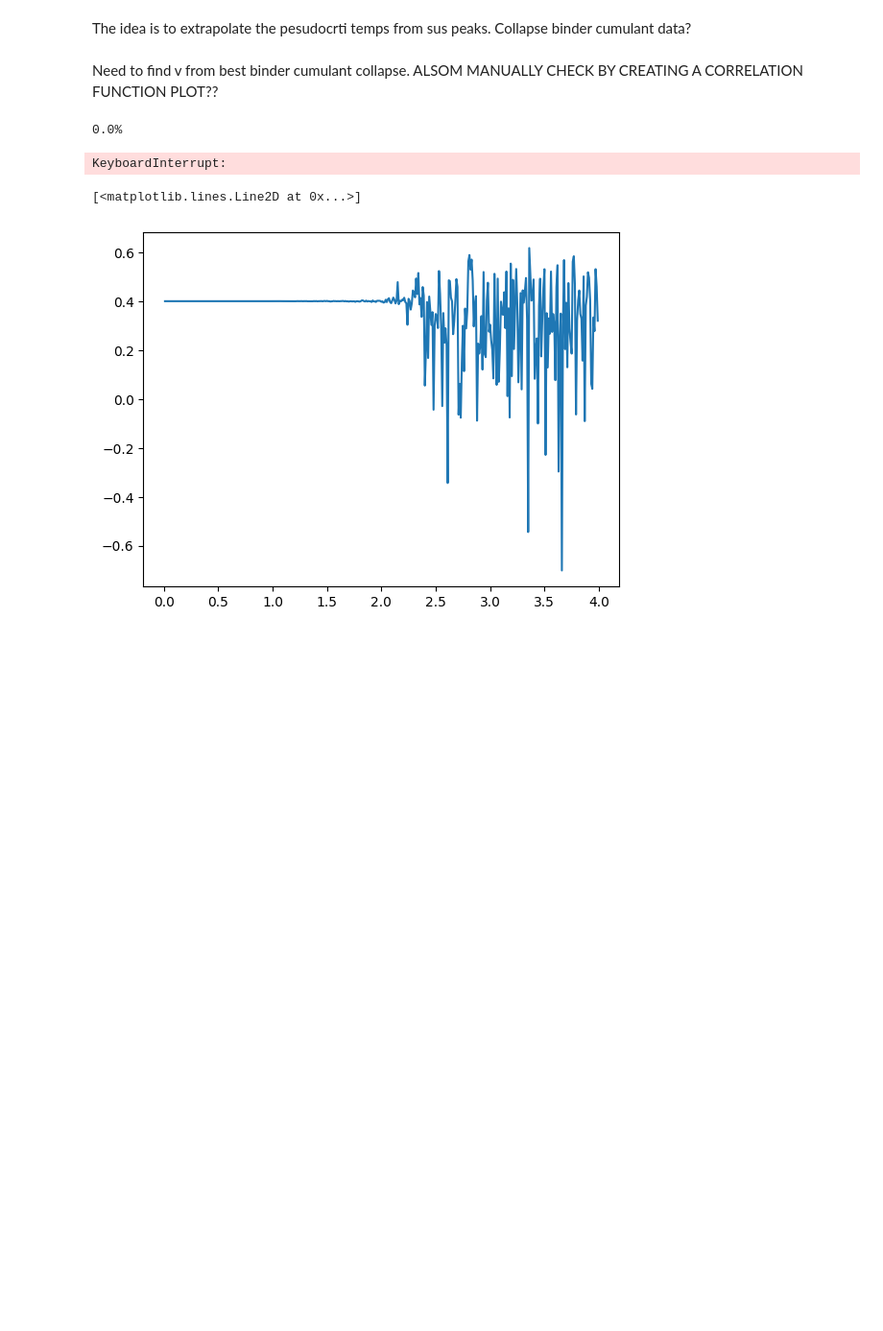
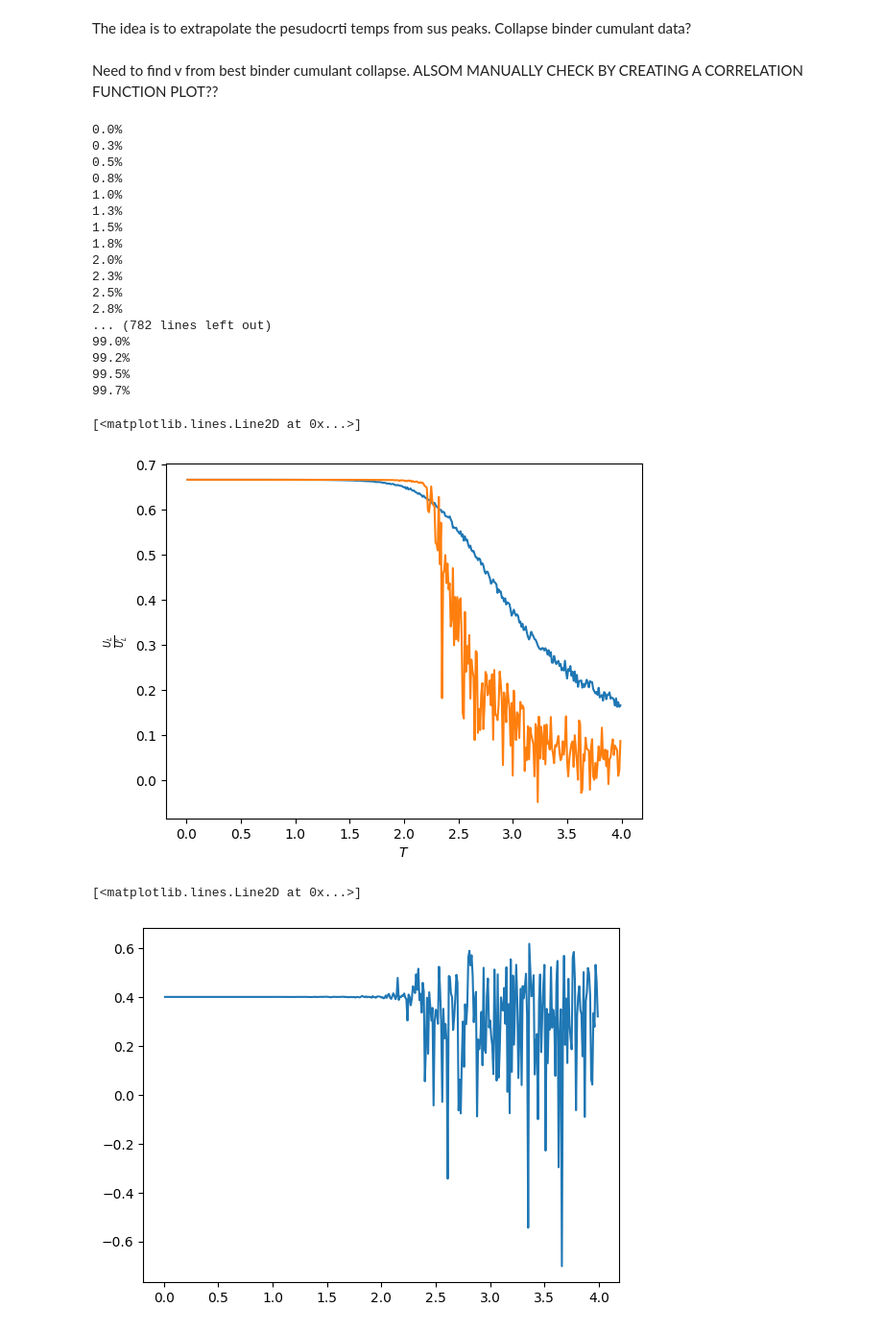
Before and after one commit to noahchanoah/thesis, a Jupyter notebook: CaseCritTemp.ipynb, the cells around one changed output. Shown: that part at 96% size. Saved outputs shown, nothing was run; the diff lists cells and outputs as text; code cells hidden in the pictures; blank space fills up the shorter version.

```diff
--- a/CaseCritTemp.ipynb
+++ b/CaseCritTemp.ipynb
@@ -301,33 +301,50 @@ def binderCum(lattice, temp, iterations):
 #Magnetization vs temperature
 
 #L=6
 lattice = initLattice(6, True)
 
 tempRange = np.flip(np.arange(0.01,4,0.01))
 avgArr12 = []
 for temp in tempRange:
     percent = round((tempRange[0]-temp)/tempRange[0] * 100,1)
     print("%s%%" % percent)
-    cumAvg = binderCum(lattice, temp, 100)
+    cumAvg = binderCum(lattice, temp, 10)
     avgArr12.append(cumAvg)
 
 
 #L=24
 lattice = initLattice(24, True)
 
 tempRange = np.flip(np.arange(0.01,4,0.01))
 avgArr24 = []
 for temp in tempRange:
     percent = round((tempRange[0]-temp)/tempRange[0] * 100,1)
     print("%s%%" % percent)
-    cumAvg = binderCum(lattice, temp, 100)
+    cumAvg = binderCum(lattice, temp, 10)
     avgArr24.append(cumAvg)
 
 
 plt.xlabel("$T$")
 plt.ylabel("$\\frac{U_L}{U_L'}$")
 plt.plot(tempRange, avgArr12)
 plt.plot(tempRange, avgArr24)
 # %% [output]
 0.0%
+0.3%
+0.5%
+0.8%
+1.0%
+1.3%
+1.5%
+1.8%
+2.0%
+2.3%
+2.5%
+2.8%
+... (782 lines left out)
+99.0%
+99.2%
+99.5%
+99.7%
-KeyboardInterrupt:
+[<matplotlib.lines.Line2D at 0x...>]
+[figure, added]
```
Also changed, not shown: parts of 2 cells of this notebook.
